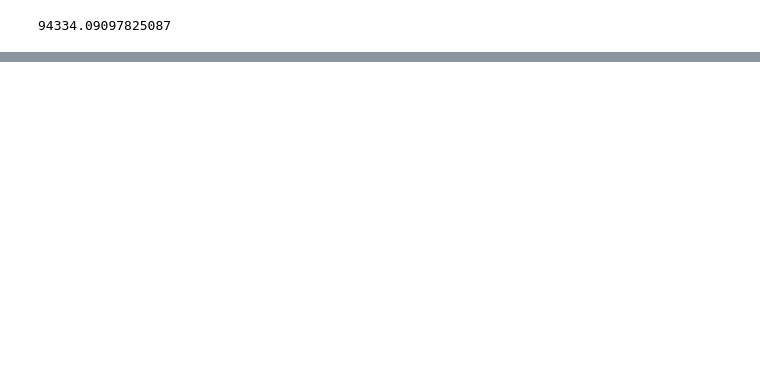
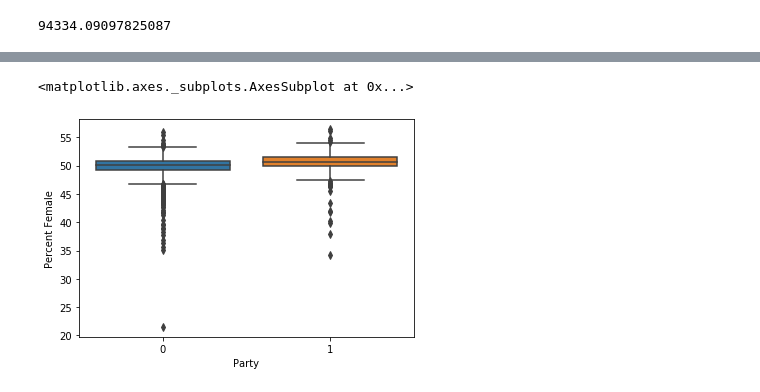
Before and after one commit to furqaanali/CS418-Project01, a Jupyter notebook: Project 01.ipynb, the cells around one changed output, grey strips where cells are left out. Saved outputs shown, nothing was run; the diff lists cells and outputs as text; code cells hidden in the pictures; blank space fills up the shorter version.

```diff
--- a/Project 01.ipynb
+++ b/Project 01.ipynb
@@ -246,0 +247,6 @@ Ttest_indResult(statistic=12.719761654457653, pvalue=7.375503043345804e-35)
+# %%
+merged_data.groupby(['Party'])
+sns.boxplot(x='Party',y='Percent Female',data= merged_data)
+# %% [output]
+<matplotlib.axes._subplots.AxesSubplot at 0x...>
+[figure, added]
```
Also changed, not shown: parts of 13 cells of this notebook.
